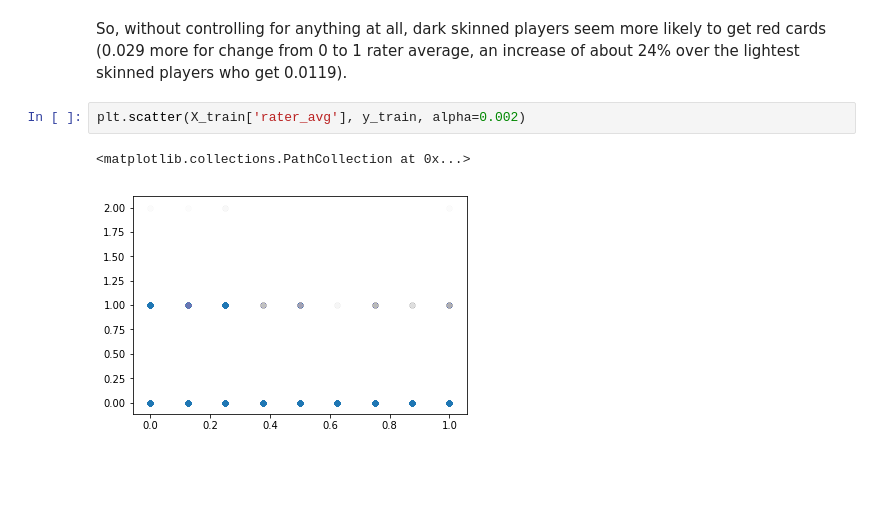
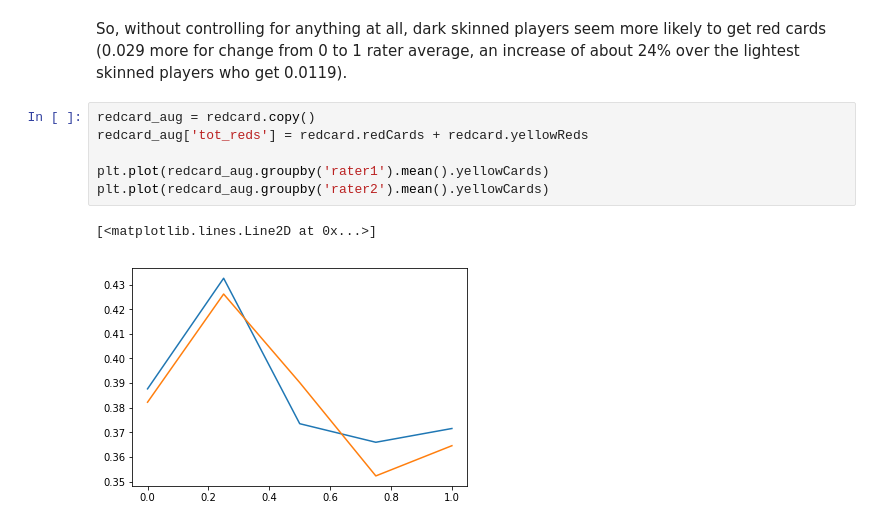
Before and after one commit to bsperisen/redcard_rates, a Jupyter notebook: EDA.ipynb, the cells around one changed output. Cells and saved outputs as stored; diff of their text form; blank space fills up the shorter version.

```diff
--- a/EDA.ipynb
+++ b/EDA.ipynb
@@ -104,8 +104,12 @@ Warnings:
 [1] Standard Errors assume that the covariance matrix of the errors is correctly specified.
 # %% [markdown]
 So, without controlling for anything at all, dark skinned players seem more likely to get red cards (0.029 more for change from 0 to 1 rater average, an increase of about 24% over the lightest skinned players who get 0.0119).
-# %%
-plt.scatter(X_train['rater_avg'], y_train, alpha=0.002)
-# %% [output]
-<matplotlib.collections.PathCollection at 0x...>
-[figure, removed]
+# %%
+redcard_aug = redcard.copy()
+redcard_aug['tot_reds'] = redcard.redCards + redcard.yellowReds
+
+plt.plot(redcard_aug.groupby('rater1').mean().yellowCards)
+plt.plot(redcard_aug.groupby('rater2').mean().yellowCards)
+# %% [output]
+[<matplotlib.lines.Line2D at 0x...>]
+[figure, added]
```
Also changed, not shown: parts of 4 cells of this notebook.
